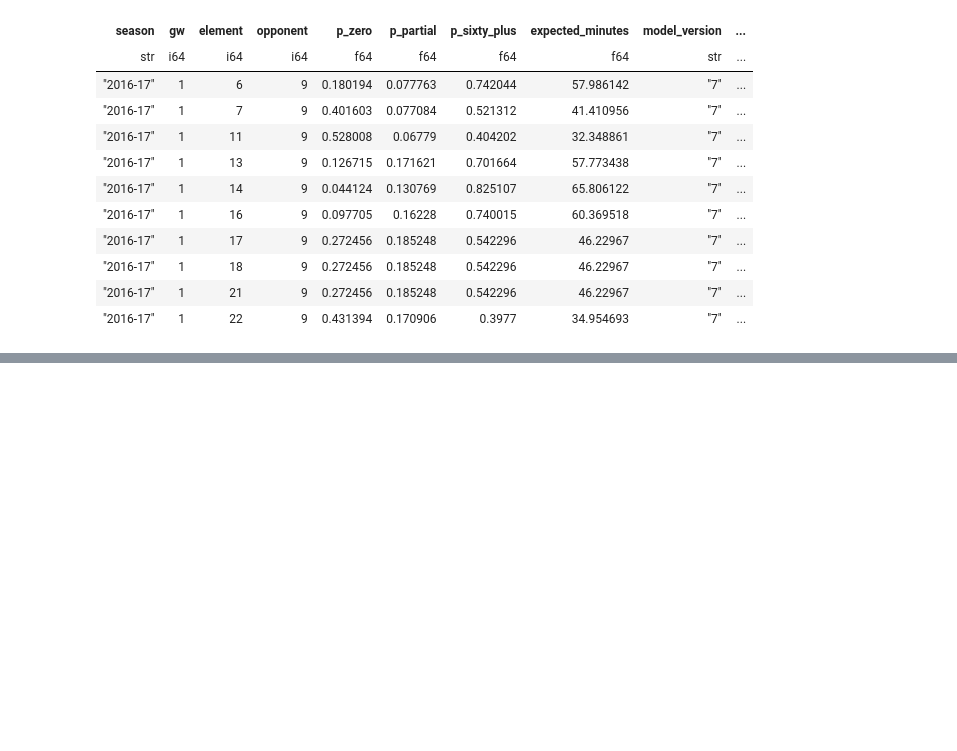
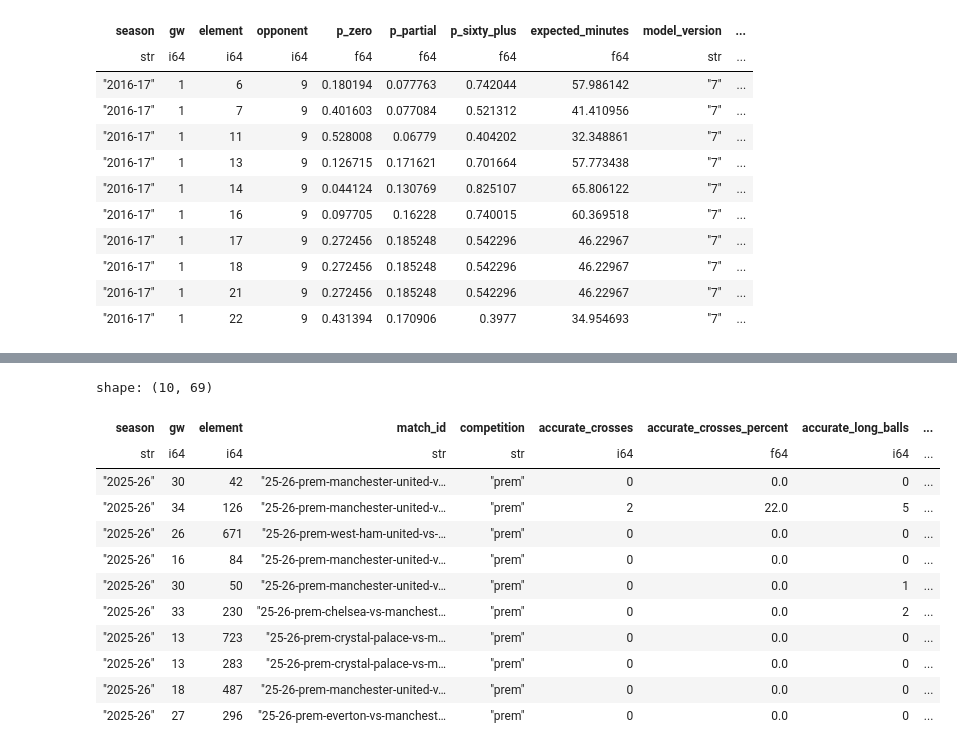
Before and after one commit to jme-taylor/fantasy_football, a Jupyter notebook: notebooks/260714_initial_defender_model.ipynb, the cells around one changed output, grey strips where cells are left out. Cells and saved outputs as stored; diff of their text form; code cells hidden in the pictures; blank space fills up the shorter version.

```diff
--- a/notebooks/260714_initial_defender_model.ipynb
+++ b/notebooks/260714_initial_defender_model.ipynb
@@ -139,0 +185,17 @@ shape: (10, 12)
+# %%
+opta_match = connection.sql("SELECT * FROM opta_match").pl()
+opta_match.head(10)
+# %% [output]
+shape: (10, 69)
+| season | gw | element | match_id | competition | accurate_crosses | accurate_crosses_percent | accurate_long_balls | ... |
+| str | i64 | i64 | str | str | i64 | f64 | i64 | ... |
+| "2025-26" | 30 | 42 | "25-26-prem-manchester-united-v… | "prem" | 0 | 0.0 | 0 | ... |
+| "2025-26" | 34 | 126 | "25-26-prem-manchester-united-v… | "prem" | 2 | 22.0 | 5 | ... |
+| "2025-26" | 26 | 671 | "25-26-prem-west-ham-united-vs-… | "prem" | 0 | 0.0 | 0 | ... |
+| "2025-26" | 16 | 84 | "25-26-prem-manchester-united-v… | "prem" | 0 | 0.0 | 0 | ... |
+| "2025-26" | 30 | 50 | "25-26-prem-manchester-united-v… | "prem" | 0 | 0.0 | 1 | ... |
+| "2025-26" | 33 | 230 | "25-26-prem-chelsea-vs-manchest… | "prem" | 0 | 0.0 | 2 | ... |
+| "2025-26" | 13 | 723 | "25-26-prem-crystal-palace-vs-m… | "prem" | 0 | 0.0 | 0 | ... |
+| "2025-26" | 13 | 283 | "25-26-prem-crystal-palace-vs-m… | "prem" | 0 | 0.0 | 0 | ... |
+| "2025-26" | 18 | 487 | "25-26-prem-manchester-united-v… | "prem" | 0 | 0.0 | 0 | ... |
+| "2025-26" | 27 | 296 | "25-26-prem-everton-vs-manchest… | "prem" | 0 | 0.0 | 0 | ... |
```
Also changed, not shown: parts of 15 cells of this notebook, 9 other files.
